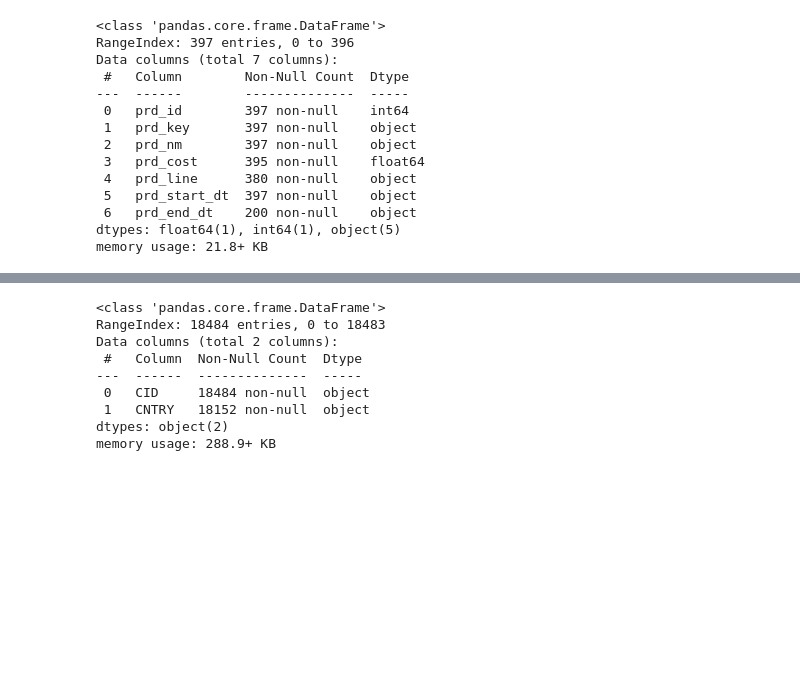
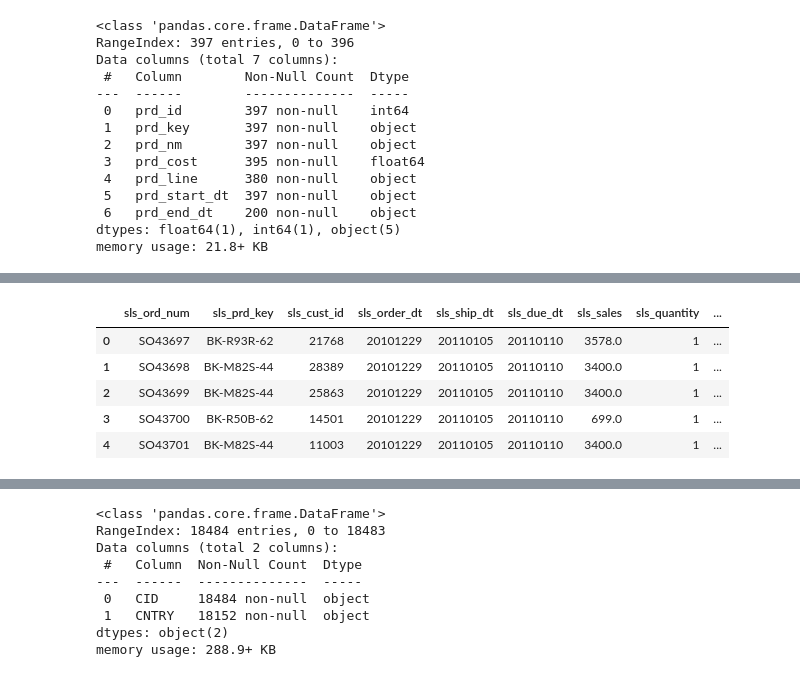
Before and after one commit to rocketwolf98/data_engineering_practice, a Jupyter notebook: crm.ipynb, the cells around one changed output, grey strips where cells are left out. Saved outputs shown, nothing was run; the diff lists cells and outputs as text; code cells hidden in the pictures; blank space fills up the shorter version.

```diff
--- a/crm.ipynb
+++ b/crm.ipynb
@@ -223,0 +193,9 @@ prd_crm['prd_sales_id'] = prd_crm['prd_sales_id'].str.replace('-', '_', regex=Tr
+# %%
+sales_crm_df.head()
+# %% [output]
+|  | sls_ord_num | sls_prd_key | sls_cust_id | sls_order_dt | sls_ship_dt | sls_due_dt | sls_sales | sls_quantity | ... |
+| 0 | SO43697 | BK-R93R-62 | 21768 | 20101229 | 20110105 | 20110110 | 3578.0 | 1 | ... |
+| 1 | SO43698 | BK-M82S-44 | 28389 | 20101229 | 20110105 | 20110110 | 3400.0 | 1 | ... |
+| 2 | SO43699 | BK-M82S-44 | 25863 | 20101229 | 20110105 | 20110110 | 3400.0 | 1 | ... |
+| 3 | SO43700 | BK-R50B-62 | 14501 | 20101229 | 20110105 | 20110110 | 699.0 | 1 | ... |
+| 4 | SO43701 | BK-M82S-44 | 11003 | 20101229 | 20110105 | 20110110 | 3400.0 | 1 | ... |
```
Also changed, not shown: parts of 58 cells of this notebook.
